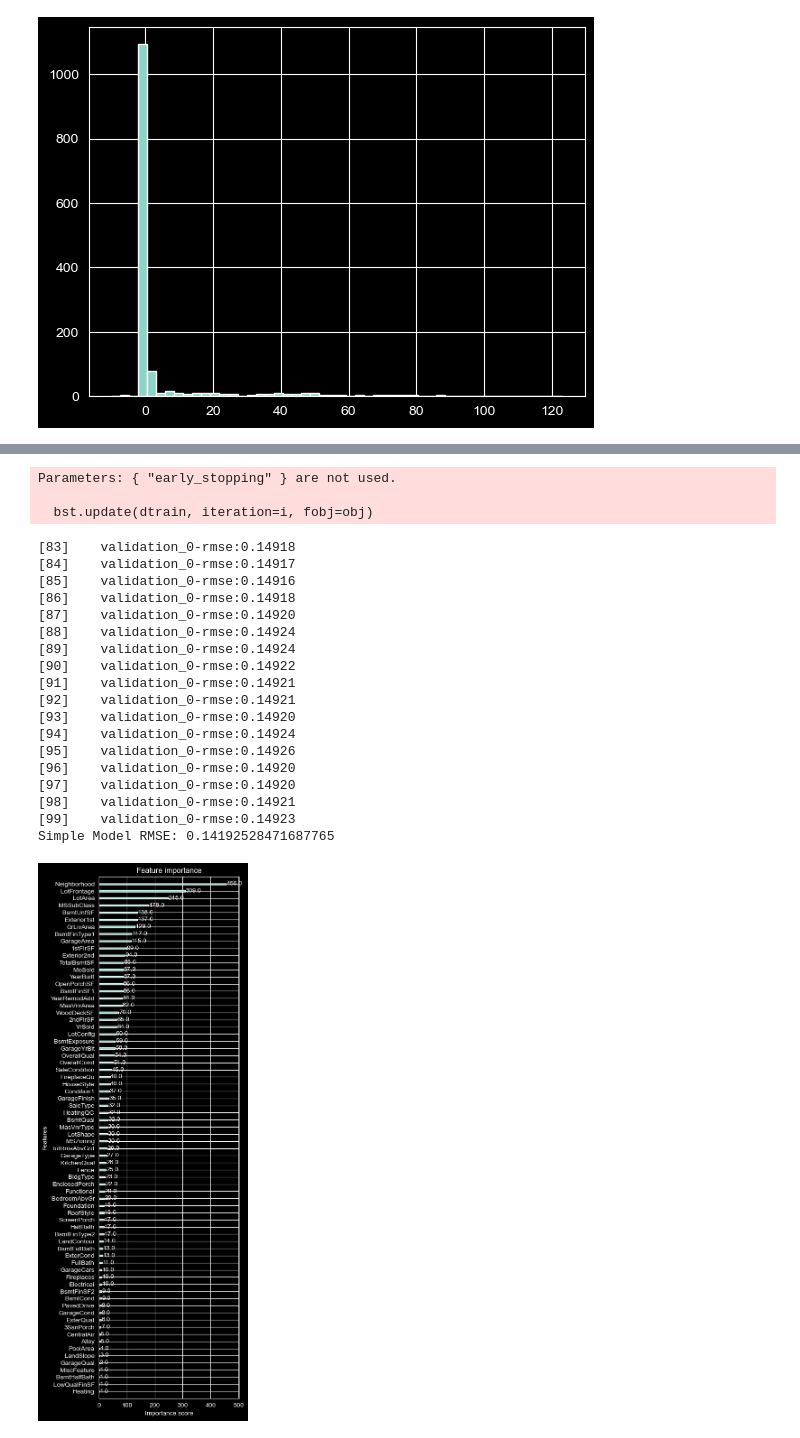
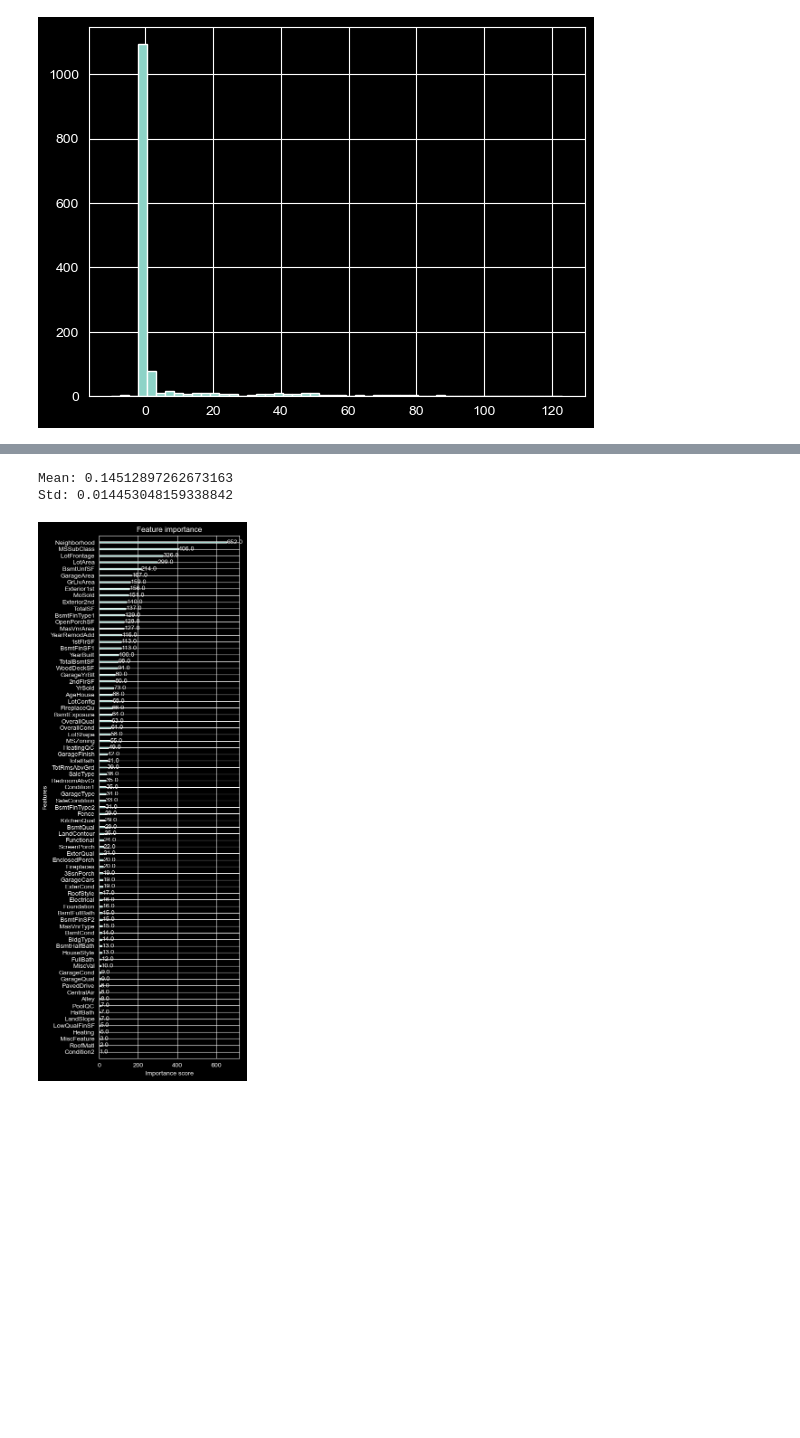
Before and after one commit to robertghennessy/Kaggle-House-Price-Prediction, a Jupyter notebook: Kaggle - Home Prices Regression.ipynb, the cells around one changed output, grey strips where cells are left out. Saved outputs shown, nothing was run; the diff lists cells and outputs as text; code cells hidden in the pictures; blank space fills up the shorter version.

```diff
--- a/Kaggle - Home Prices Regression.ipynb
+++ b/Kaggle - Home Prices Regression.ipynb
@@ -74,3 +78,5 @@ len(cat_cols), len(num_cols)
+# %%
+train_df.drop(columns=['Id'], inplace=True)
 # %% [markdown]
 Check for duplicated rows in the train and test dataset.
 # %%
@@ -183,0 +269,4 @@ per missing     0.000000     0.000000
+# %%
+train_df['GarageYrBlt'] = train_df['GarageYrBlt'].fillna(train_df['YearBuilt'])
+train_df['Electrical'] = train_df['Electrical'].fillna(train_df['Electrical'].mode()[0])
+train_df['LotFrontage'] = train_df['LotFrontage'].fillna(np.sqrt(train_df['LotArea']) + mean_lot_frontage_shift)
@@ -183,0 +306,5 @@ per missing     0.000000     0.000000
+# %%
+train_df['MasVnrType'] = train_df['MasVnrType'].fillna(train_df['MasVnrType'].mode()[0])
+train_df['MasVnrArea'] = train_df['MasVnrArea'].fillna(train_df['MasVnrArea'].median())
+train_df['BsmtExposure'] = train_df['BsmtExposure'].fillna(train_df['BsmtExposure'].mode()[0])
+train_df['BsmtFinType2'] = train_df['BsmtFinType2'].fillna(train_df['BsmtFinType2'].mode()[0])
@@ -183,0 +329,9 @@ per missing     0.000000     0.000000
+# %%
+train_df['AgeHouse'] = train_df['YearBuilt'] - train_df['YrSold']
+test_df['AgeHouse'] = test_df['YearBuilt'] - test_df['YrSold']
+
+train_df['TotalSF'] = train_df['TotalBsmtSF'] + train_df['1stFlrSF'] + train_df['2ndFlrSF']
+test_df['TotalSF'] = test_df['TotalBsmtSF'] + test_df['1stFlrSF'] + test_df['2ndFlrSF']
+
+train_df['TotalBath'] = train_df['BsmtFullBath'] + train_df['BsmtHalfBath'] + train_df['FullBath'] + train_df['HalfBath']
+test_df['TotalBath'] = test_df['BsmtFullBath'] + test_df['BsmtHalfBath'] + test_df['FullBath'] + test_df['HalfBath']
@@ -294,22 +494,38 @@ per missing     0.000000     0.000000
 # %%
+X = train_df.drop(columns=['SalePrice'])
+y = np.log1p(train_df['SalePrice'])
+
 X[cat_cols] = X[cat_cols].astype('category')
+test_df[cat_cols] = test_df[cat_cols].astype('category')
 X_train, X_test, y_train, y_test = train_test_split(X, y, random_state=RANDOM_STATE)
 
 params = {
     "objective": "reg:squarederror",
     "seed": RANDOM_STATE,
     'enable_categorical': True,
-    'early_stopping': 20
+    'early_stopping': 20,
+    'n_estimators': 1000,
+    'eval_metric': 'rmse'
 }
 
-# Instantiate XGBClassifier with the parameters
-model = xgb.XGBRegressor(**params)
-# Train the model with early stopping
-model.fit(X_train, y_train, eval_set=[(X_test, y_test)])
 
-preds = model.predict(X_test)
-simple_rmse = np.sqrt(mean_squared_error(y_test, preds))
-print("Simple Model RMSE:", simple_rmse)
+cv = KFold(n_splits=5, shuffle=True, random_state=RANDOM_STATE)
+rsme_vals = []
+test_preds = []
+for train_idx, valid_idx in cv.split(X, y):
+    model = xgb.XGBRegressor(**params)
+    model.fit(
+        X.iloc[train_idx], y.iloc[train_idx],
+        eval_set=[(X.iloc[valid_idx], y.iloc[valid_idx])],
+        verbose=False
+    )
+    preds = model.predict(X.iloc[valid_idx])
+    rsme_vals.append(np.sqrt(mean_squared_error(y.iloc[valid_idx], preds)))
+    prediction = model.predict(test_df.drop(columns=['Id']))
+    test_preds.append(prediction)
+print("Mean:", np.mean(rsme_vals))
+print("Std:", np.std(rsme_vals))
+
 
 fig, ax = plt.subplots(figsize=(4, 15))
 xgb.plot_importance(model, ax=ax)
@@ -335,22 +549,3 @@ plt.show()
-Parameters: { "early_stopping" } are not used.
-
-  bst.update(dtrain, iteration=i, fobj=obj)
+Mean: 0.14512897262673163
+Std: 0.014453048159338842
-[83]    validation_0-rmse:0.14918
-[84]    validation_0-rmse:0.14917
-[85]    validation_0-rmse:0.14916
-[86]    validation_0-rmse:0.14918
-[87]    validation_0-rmse:0.14920
-[88]    validation_0-rmse:0.14924
-[89]    validation_0-rmse:0.14924
-[90]    validation_0-rmse:0.14922
-[91]    validation_0-rmse:0.14921
-[92]    validation_0-rmse:0.14921
-[93]    validation_0-rmse:0.14920
-[94]    validation_0-rmse:0.14924
-[95]    validation_0-rmse:0.14926
-[96]    validation_0-rmse:0.14920
-[97]    validation_0-rmse:0.14920
-[98]    validation_0-rmse:0.14921
-[99]    validation_0-rmse:0.14923
-Simple Model RMSE: 0.14192528471687765
-[figure, old version]
+[figure, new version]
```
Also changed, not shown: parts of 37 cells of this notebook.
